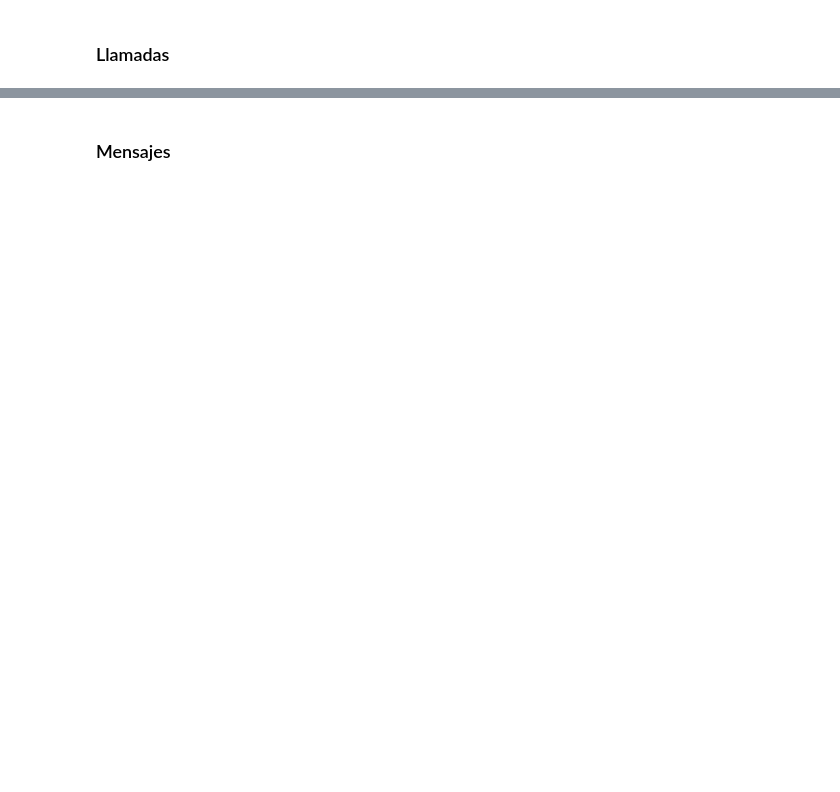
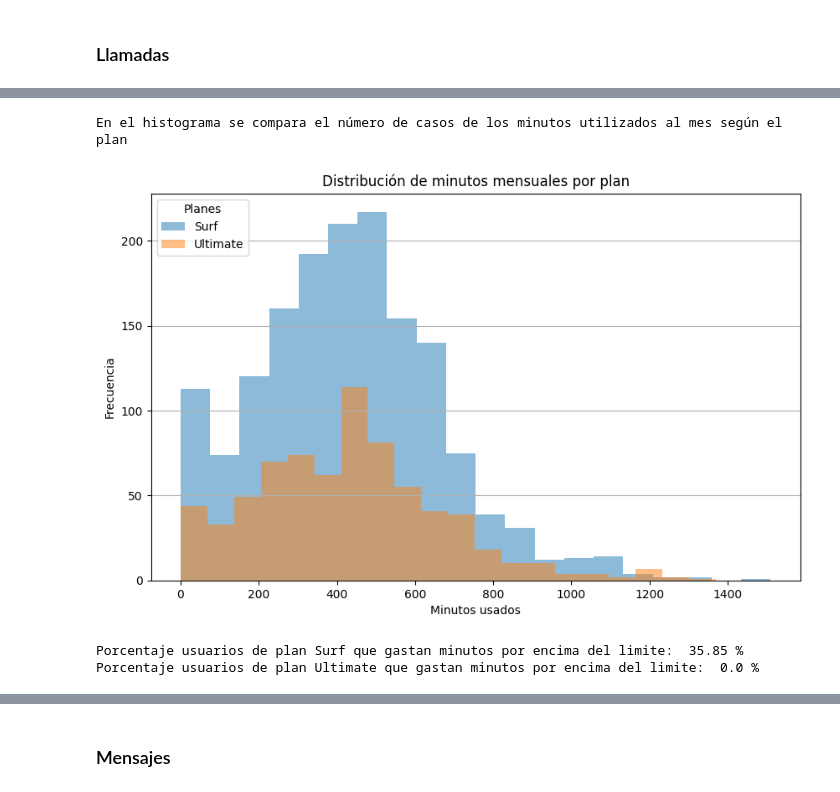
Before and after one commit to javierzmartin/Entorno_VS_JupyterLab, a Jupyter notebook: Tripleten_DS_bootcamp_Javier/Proyectos/Sprint5_Javier_Martinez_ESP.ipynb, the cells around one changed output, grey strips where cells are left out. Saved outputs shown, nothing was run; the diff lists cells and outputs as text; code cells hidden in the pictures; blank space fills up the shorter version.

```diff
--- a/Tripleten_DS_bootcamp_Javier/Proyectos/Sprint5_Javier_Martinez_ESP.ipynb
+++ b/Tripleten_DS_bootcamp_Javier/Proyectos/Sprint5_Javier_Martinez_ESP.ipynb
@@ -636,0 +862,35 @@ La mayoría de usuarios ajusta el consumo a su plan (surf `$20`) (ultimate `$70`
+# %%
+# Compara el número de minutos mensuales que necesitan los usuarios de cada plan. Traza un histograma.
+surf = monthly.loc[monthly['plan'] == 'surf'].reset_index()
+ultimate = monthly.loc[monthly['plan'] == 'ultimate'].reset_index()
+print()
+print('En el histograma se compara el número de casos de los minutos utilizados al mes según el plan')
+
+plt.figure(figsize=(10,6))
+plt.hist(surf['minutes_used'], bins=20, label = 'Surf', alpha = 0.5)
+plt.hist(ultimate['minutes_used'], bins=20, label = 'Ultimate', alpha = 0.5)
+plt.legend(loc='upper left', title='Planes')
+plt.title('Distribución de minutos mensuales por plan')
+plt.xlabel('Minutos usados')
+plt.ylabel('Frecuencia')
+plt.grid(axis='y', alpha = 1)
+
+plt.show()
+# %% [output]
+En el histograma se compara el número de casos de los minutos utilizados al mes según el plan
+[figure, added]
+# %%
+# Calculo del porcentaje de usuarios por plan por encima del limite de min
+numero_user_surf = surf.shape[0]
+numero_user_ultimate = ultimate.shape[0]
+
+surf_min_out_lim = (surf.loc[surf['minutes_used'] > surf['minutes_included']]).shape[0]
+ultimate_min_out_lim = (ultimate.loc[ultimate['minutes_used'] > ultimate['minutes_included']]).shape[0]
+
+percent_surf_out_lim = (surf_min_out_lim / numero_user_surf) * 100
+percent_ultimate_out_lim = (ultimate_min_out_lim / numero_user_ultimate) * 100
+print('Porcentaje usuarios de plan Surf que gastan minutos por encima del limite: ', round(percent_surf_out_lim,2),'%')
+print('Porcentaje usuarios de plan Ultimate que gastan minutos por encima del limite: ', round(percent_ultimate_out_lim,2),'%')
+# %% [output]
+Porcentaje usuarios de plan Surf que gastan minutos por encima del limite:  35.85 %
+Porcentaje usuarios de plan Ultimate que gastan minutos por encima del limite:  0.0 %
```
Also changed, not shown: parts of 131 cells of this notebook.
